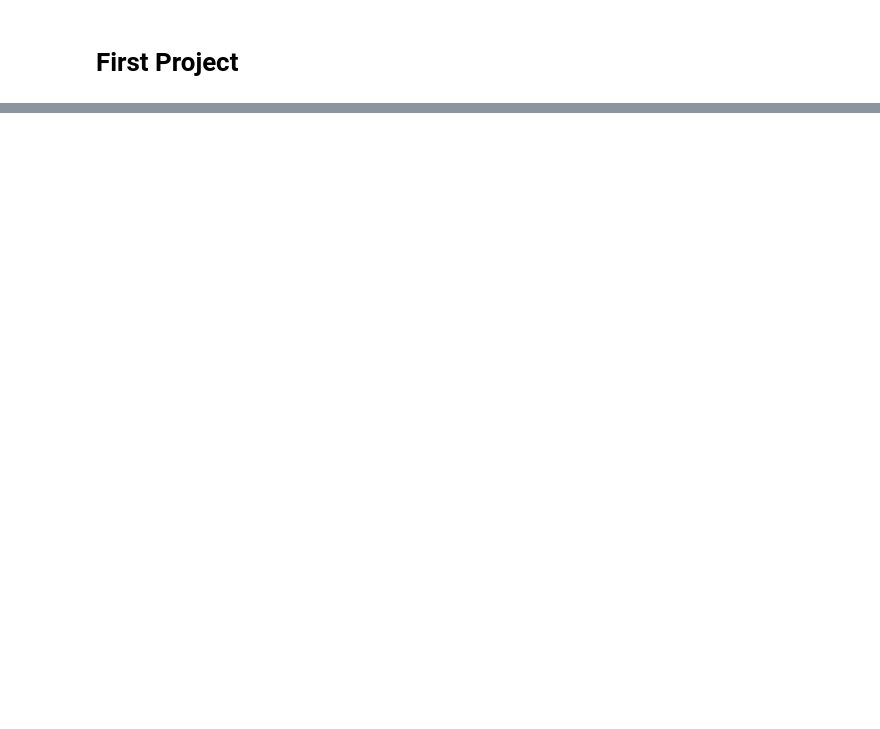
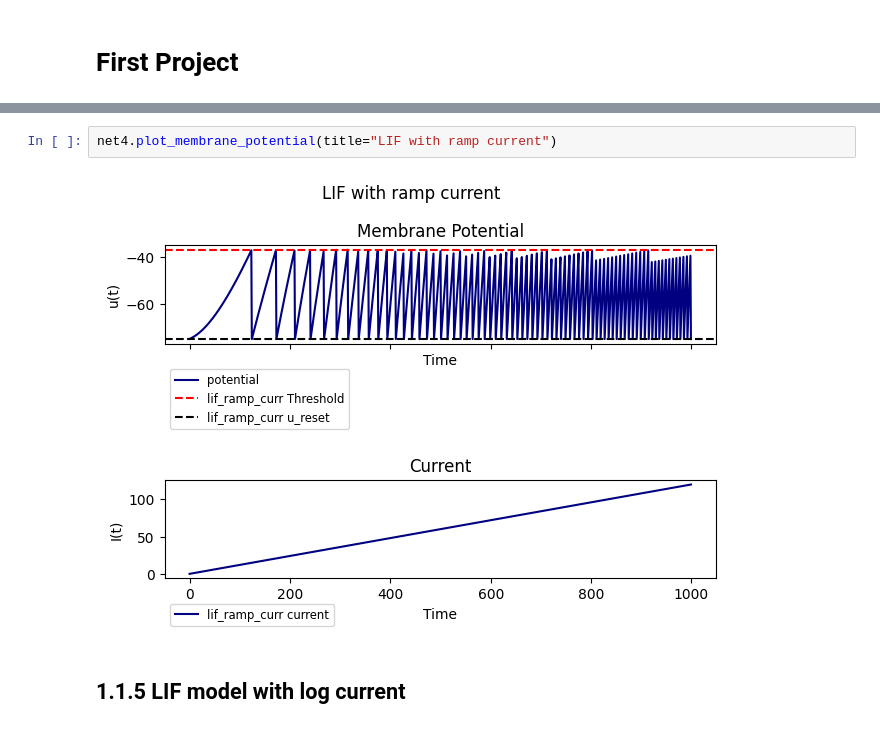
Before and after one commit to Amir-Entezari/Neuroscience-LIF-ELIF-AELIF-models, a Jupyter notebook: code/main.ipynb, the cells around one changed output, grey strips where cells are left out. Saved outputs shown, nothing was run; the diff lists cells and outputs as text; blank space fills up the shorter version.

```diff
--- a/code/main.ipynb
+++ b/code/main.ipynb
@@ -61,0 +124,6 @@ plt.show()
+# %%
+net4.plot_membrane_potential(title="LIF with ramp current")
+# %% [output]
+[figure, added]
+# %% [markdown]
+## 1.1.5 LIF model with log current
```
Also changed, not shown: parts of 103 cells of this notebook.
